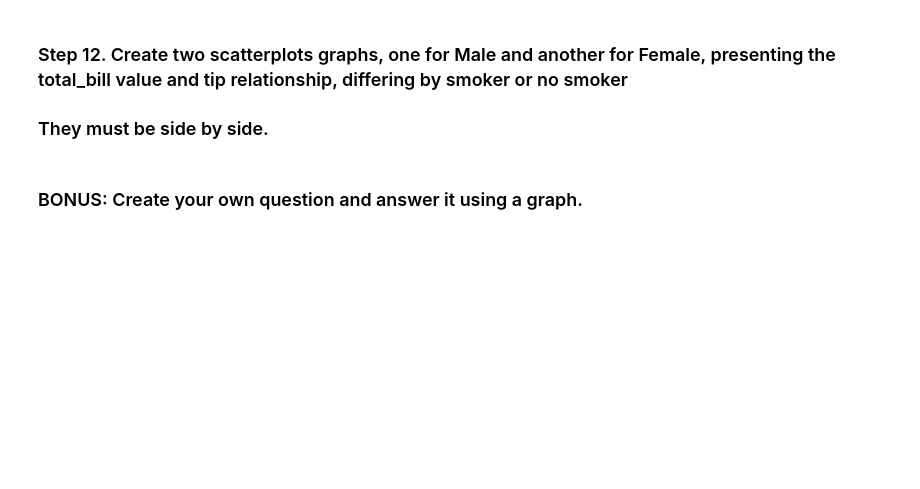
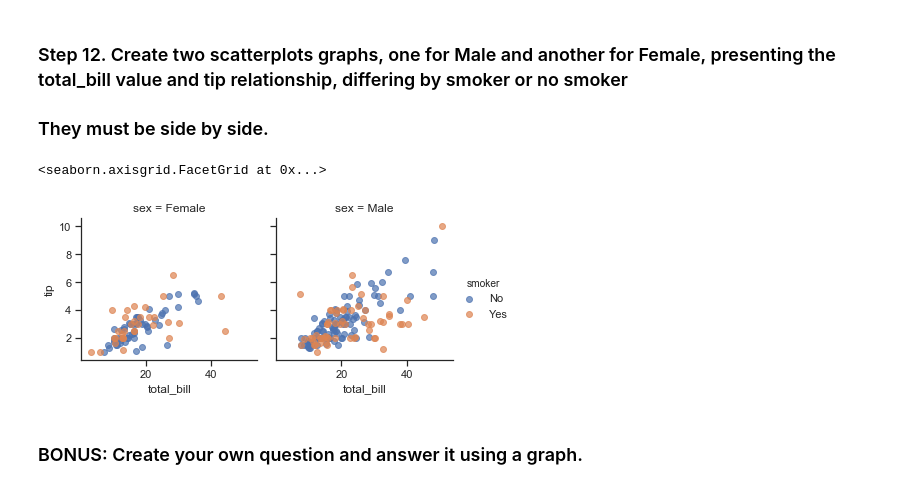
Before and after one commit to osbertc/pandas_exercises, a Jupyter notebook: 07_Visualization/Tips/osbert_answer_20201218.ipynb, the cells around one changed output. Cells and saved outputs as stored; diff of their text form; code cells hidden in the pictures; blank space fills up the shorter version.

```diff
--- a/07_Visualization/Tips/osbert_answer_20201218.ipynb
+++ b/07_Visualization/Tips/osbert_answer_20201218.ipynb
@@ -100,5 +111,13 @@ sns.boxplot(x = "day", y = "total_bill", hue = "time", data = tips)
 # %% [markdown]
 ### Step 12. Create two scatterplots graphs, one for Male and another for Female, presenting the total_bill value and tip relationship, differing by smoker or no smoker
 ### They must be side by side.
+# %%
+g = sns.FacetGrid(tips, col = "sex", hue = "smoker")
+g.map(plt.scatter, "total_bill", "tip", alpha =.7)
+
+g.add_legend()
+# %% [output]
+<seaborn.axisgrid.FacetGrid at 0x...>
+[figure, added]
 # %% [markdown]
 ### BONUS: Create your own question and answer it using a graph.
```
Also changed, not shown: parts of 2 cells of this notebook.
